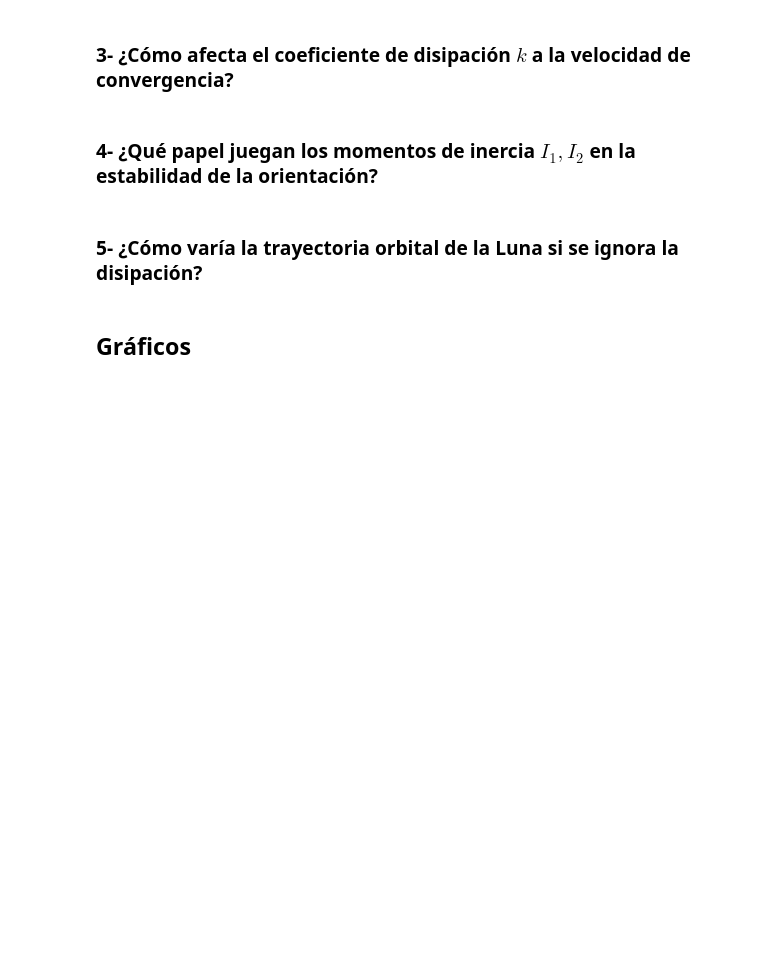
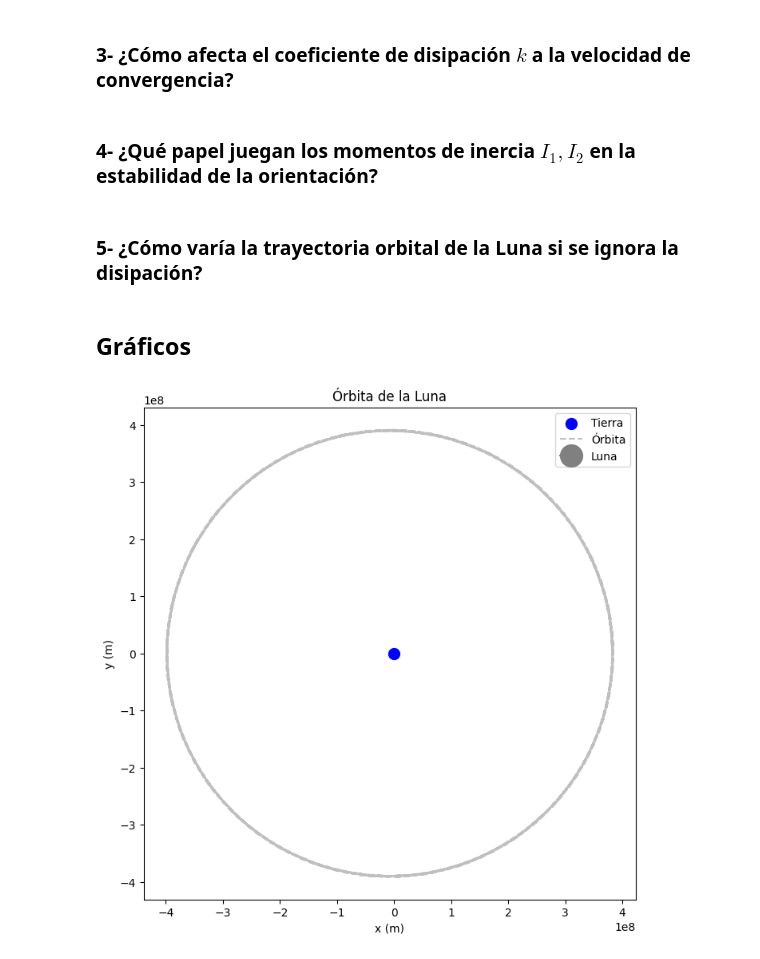
Before and after one commit to PM-lopez/Rotacion-Sincronica-de-la-Luna, a Jupyter notebook: solucion.ipynb, the cells around one changed output. Drawn from its saved outputs; the diff is of its cells as text; code cells hidden in the pictures; blank space fills up the shorter version.

```diff
--- a/solucion.ipynb
+++ b/solucion.ipynb
@@ -108,6 +113,59 @@ t_values_rot, theta_values, w_values = rk4_method_second_order_2D(f_rotacional,
 ### 5- ¿Cómo varía la trayectoria orbital de la Luna si se ignora la disipación? ###
 # %% [markdown]
 ## Gráficos ##
+# %%
+import numpy as np
+import matplotlib.pyplot as plt
+from matplotlib.animation import FuncAnimation
+
+# Aseguramos que sean arrays
+t_values = np.array(t_values)
+r_values = np.array(r_values)
+
+# --- CONFIGURACIÓN DE LA FIGURA ---
+fig, ax = plt.subplots(figsize=(8,8))
+
+# 1. Graficar la Tierra (Quieta)
+plt.scatter(0, 0, color='blue', s=100, label='Tierra')
+
+# 2. Graficar la trayectoria completa (Fondo estático)
+plt.plot(r_values[:,0], r_values[:,1], color='gray', linestyle='--', alpha=0.5, label='Órbita')
+
+# 3. Crear el objeto Luna (El que se moverá)
+# Usamos 'o' para el cuerpo.
+luna_line, = ax.plot([], [], color='gray', marker='o', markersize=20, label='Luna')
+
+# Configuración de ejes
+ax.set_xlabel('x (m)')
+ax.set_ylabel('y (m)')
+ax.set_title('Órbita de la Luna')
+ax.legend()
+ax.set_aspect('equal') # <--- IMPORTANTE: Para que el círculo sea círculo
+
+# Función de inicialización
+def init():
+    luna_line.set_data([], [])
+    return luna_line,
+
+# Función de actualización
+def update(frame):
+    # Corrección aquí: poner los valores entre corchetes []
+    x = r_values[frame, 0]
+    y = r_values[frame, 1]
+    luna_line.set_data([x], [y])
+    return luna_line,
+
+# --- OPTIMIZACIÓN DE FRAMES ---
+# Si t_values es muy grande (ej. 365 pasos), la animación será lenta.
+# Usamos 'frames' con un slice (::step) para saltar pasos si es necesario.
+step = 1  # Aumenta este número (ej. 5 o 10) si la animación va muy lento
+indices = range(0, len(t_values), step)
+
+ani = FuncAnimation(fig, update, frames=indices, init_func=init, blit=True, interval=20)
+
+plt.show()
+# %% [output]
+[figure, added]
 # %%
 # Graficamos los resultados de la rotacional
 
```
Also changed, not shown: parts of 5 cells of this notebook.
